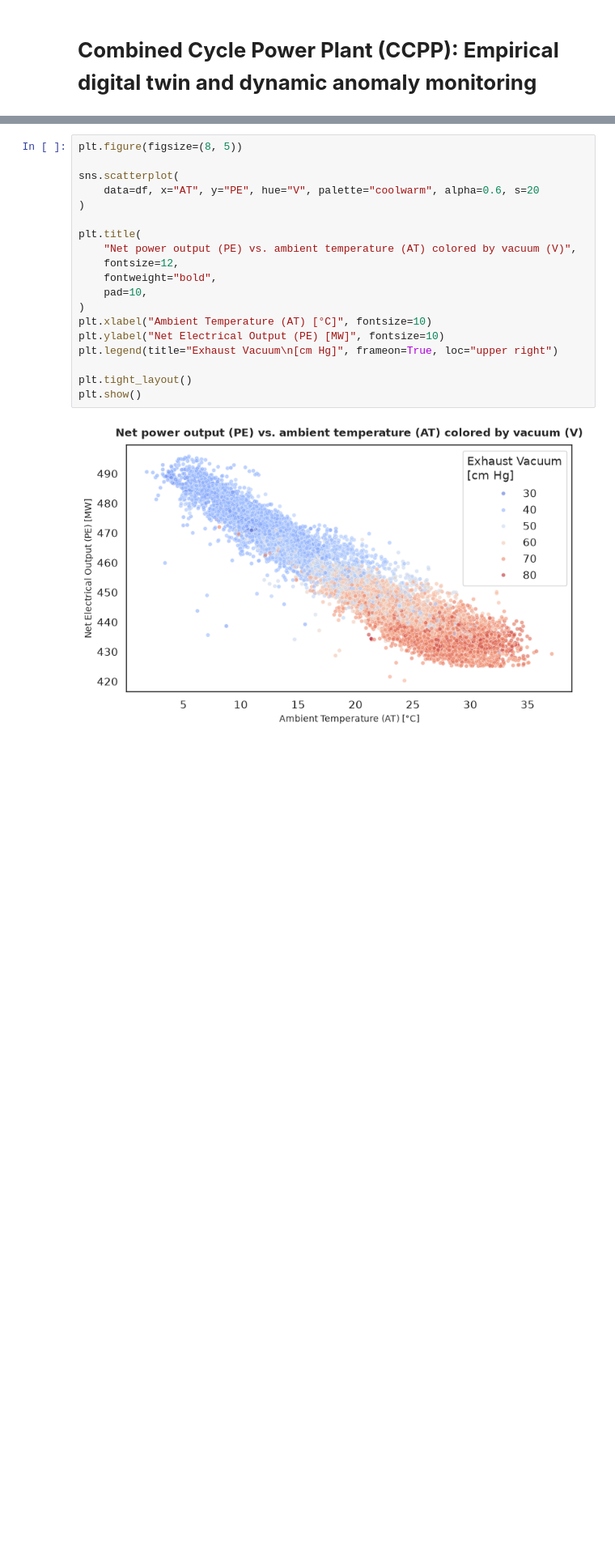
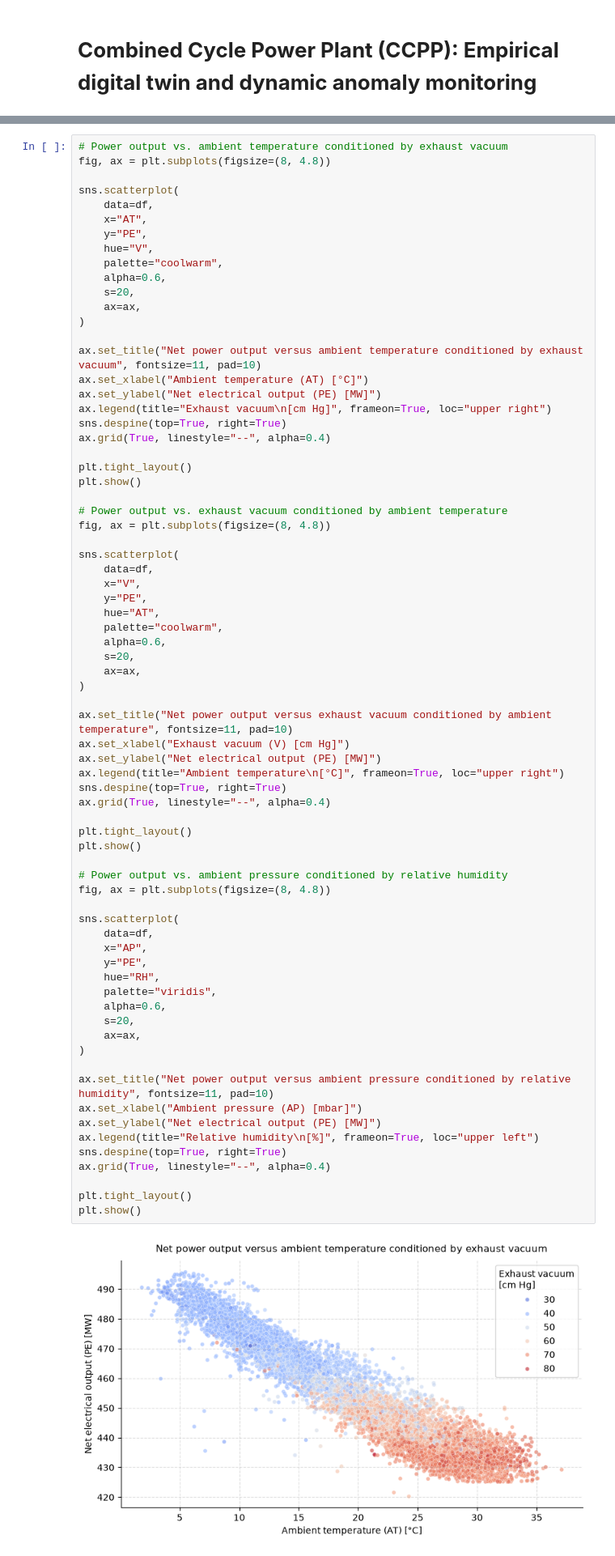
Before and after one commit to otrebor-solrac/industrial-anomaly-monitoring, a Jupyter notebook: Power_Plant.ipynb, the cells around one changed output, grey strips where cells are left out. Shown at 81% size. Saved outputs shown, nothing was run; the diff lists cells and outputs as text; blank space fills up the shorter version.

```diff
--- a/Power_Plant.ipynb
+++ b/Power_Plant.ipynb
@@ -258,21 +288,74 @@ plt.show()
 # %%
-plt.figure(figsize=(8, 5))
+# Power output vs. ambient temperature conditioned by exhaust vacuum
+fig, ax = plt.subplots(figsize=(8, 4.8))
 
 sns.scatterplot(
-    data=df, x="AT", y="PE", hue="V", palette="coolwarm", alpha=0.6, s=20
+    data=df,
+    x="AT",
+    y="PE",
+    hue="V",
+    palette="coolwarm",
+    alpha=0.6,
+    s=20,
+    ax=ax,
 )
 
-plt.title(
-    "Net power output (PE) vs. ambient temperature (AT) colored by vacuum (V)",
-    fontsize=12,
-    fontweight="bold",
-    pad=10,
-)
-plt.xlabel("Ambient Temperature (AT) [°C]", fontsize=10)
-plt.ylabel("Net Electrical Output (PE) [MW]", fontsize=10)
-plt.legend(title="Exhaust Vacuum\n[cm Hg]", frameon=True, loc="upper right")
+ax.set_title("Net power output versus ambient temperature conditioned by exhaust vacuum", fontsize=11, pad=10)
+ax.set_xlabel("Ambient temperature (AT) [°C]")
+ax.set_ylabel("Net electrical output (PE) [MW]")
+ax.legend(title="Exhaust vacuum\n[cm Hg]", frameon=True, loc="upper right")
+sns.despine(top=True, right=True)
+ax.grid(True, linestyle="--", alpha=0.4)
 
 plt.tight_layout()
 plt.show()
+
+# Power output vs. exhaust vacuum conditioned by ambient temperature
+fig, ax = plt.subplots(figsize=(8, 4.8))
+
+sns.scatterplot(
+    data=df,
+    x="V",
+    y="PE",
+    hue="AT",
+    palette="coolwarm",
+    alpha=0.6,
+    s=20,
+    ax=ax,
+)
+
+ax.set_title("Net power output versus exhaust vacuum conditioned by ambient temperature", fontsize=11, pad=10)
+ax.set_xlabel("Exhaust vacuum (V) [cm Hg]")
+ax.set_ylabel("Net electrical output (PE) [MW]")
+ax.legend(title="Ambient temperature\n[°C]", frameon=True, loc="upper right")
+sns.despine(top=True, right=True)
+ax.grid(True, linestyle="--", alpha=0.4)
+
+plt.tight_layout()
+plt.show()
+
+# Power output vs. ambient pressure conditioned by relative humidity
+fig, ax = plt.subplots(figsize=(8, 4.8))
+
+sns.scatterplot(
+    data=df,
+    x="AP",
+    y="PE",
+    hue="RH",
+    palette="viridis",
+    alpha=0.6,
+    s=20,
+    ax=ax,
+)
+
+ax.set_title("Net power output versus ambient pressure conditioned by relative humidity", fontsize=11, pad=10)
+ax.set_xlabel("Ambient pressure (AP) [mbar]")
+ax.set_ylabel("Net electrical output (PE) [MW]")
+ax.legend(title="Relative humidity\n[%]", frameon=True, loc="upper left")
+sns.despine(top=True, right=True)
+ax.grid(True, linestyle="--", alpha=0.4)
+
+plt.tight_layout()
+plt.show()
 # %% [output]
-[figure, old version]
+[figure, new version]
```
Also changed, not shown: parts of 87 cells of this notebook.
